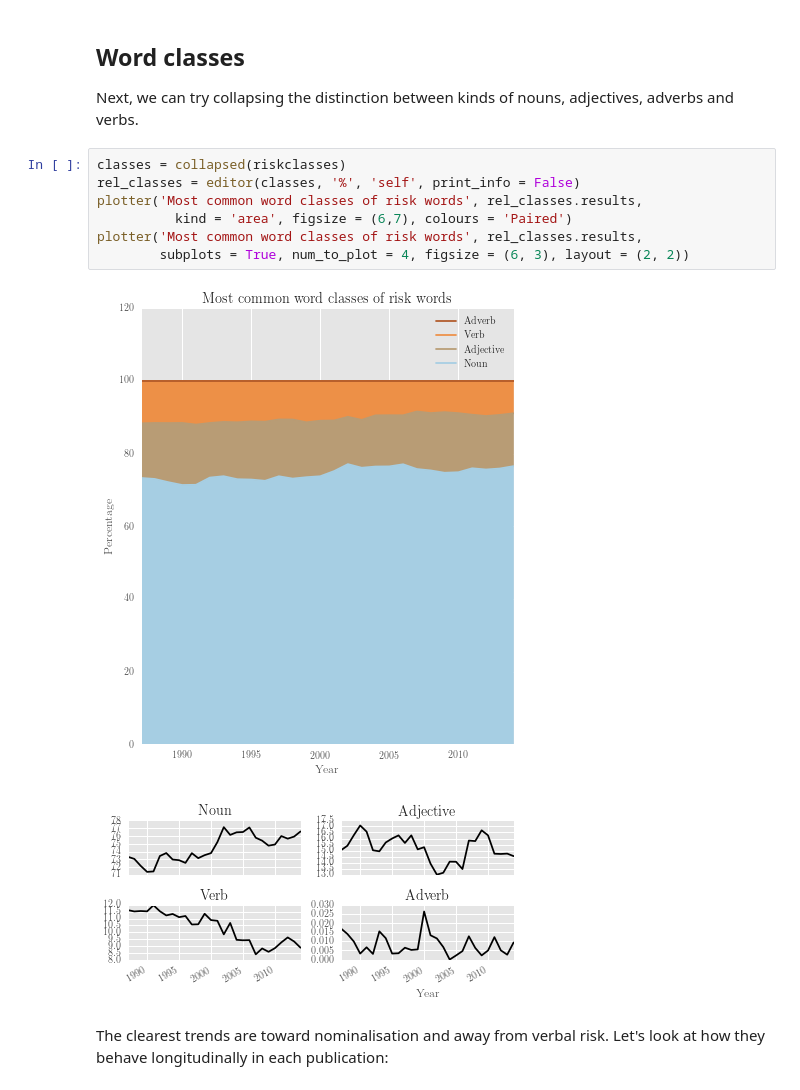
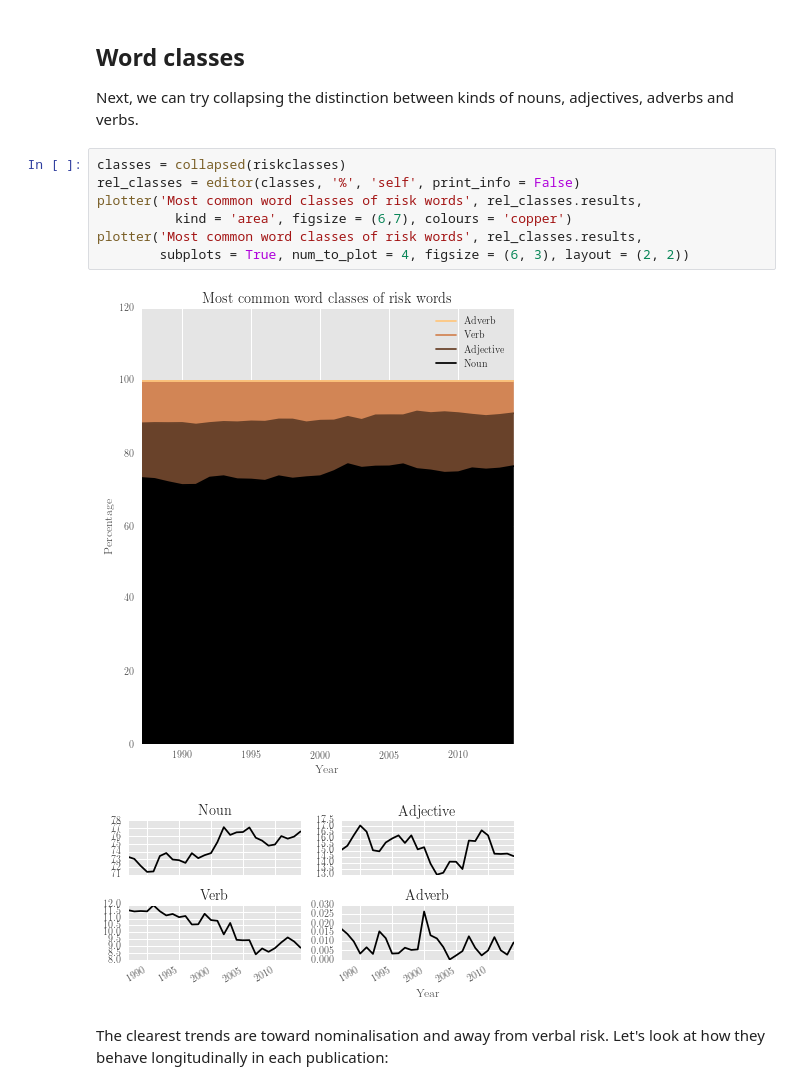
Before and after one commit to interrogator/risk, a Jupyter notebook: risk_comparison.ipynb, the cells around one changed output. Cells and saved outputs as stored; diff of their text form.

```diff
--- a/risk_comparison.ipynb
+++ b/risk_comparison.ipynb
@@ -375,12 +384,12 @@ Next, we can try collapsing the distinction between kinds of nouns, adjectives,
 # %%
 classes = collapsed(riskclasses)
 rel_classes = editor(classes, '%', 'self', print_info = False)
 plotter('Most common word classes of risk words', rel_classes.results,
-          kind = 'area', figsize = (6,7), colours = 'Paired')
+          kind = 'area', figsize = (6,7), colours = 'copper')
 plotter('Most common word classes of risk words', rel_classes.results,
         subplots = True, num_to_plot = 4, figsize = (6, 3), layout = (2, 2))
 # %% [output]
-[figure, old version]
+[figure, new version]
 [figure]
 # %% [markdown]
 The clearest trends are toward nominalisation and away from verbal risk. Let's look at how they behave longitudinally in each publication:
```
Also changed, not shown: parts of 3 cells of this notebook.
